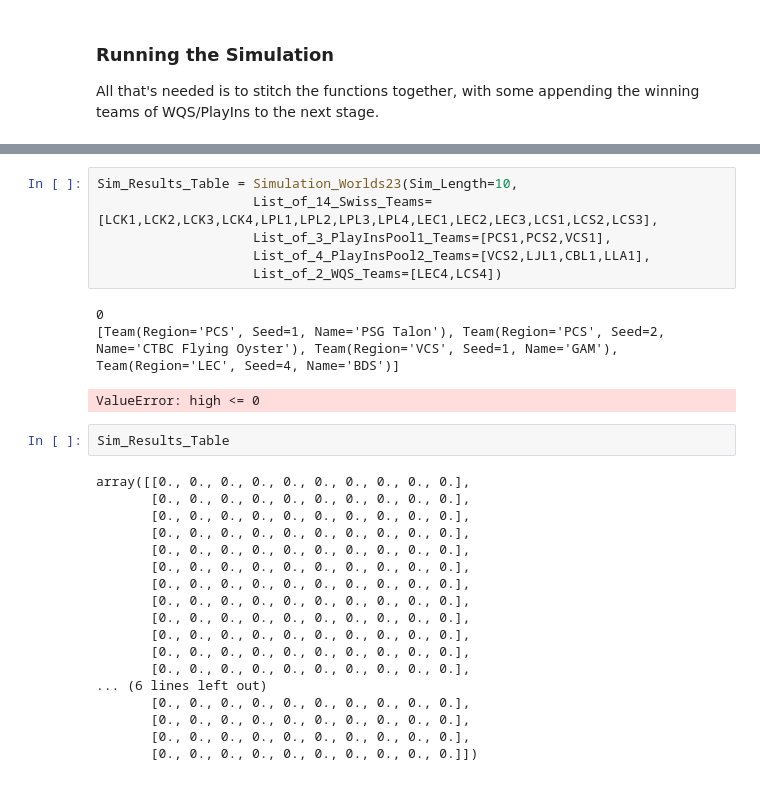
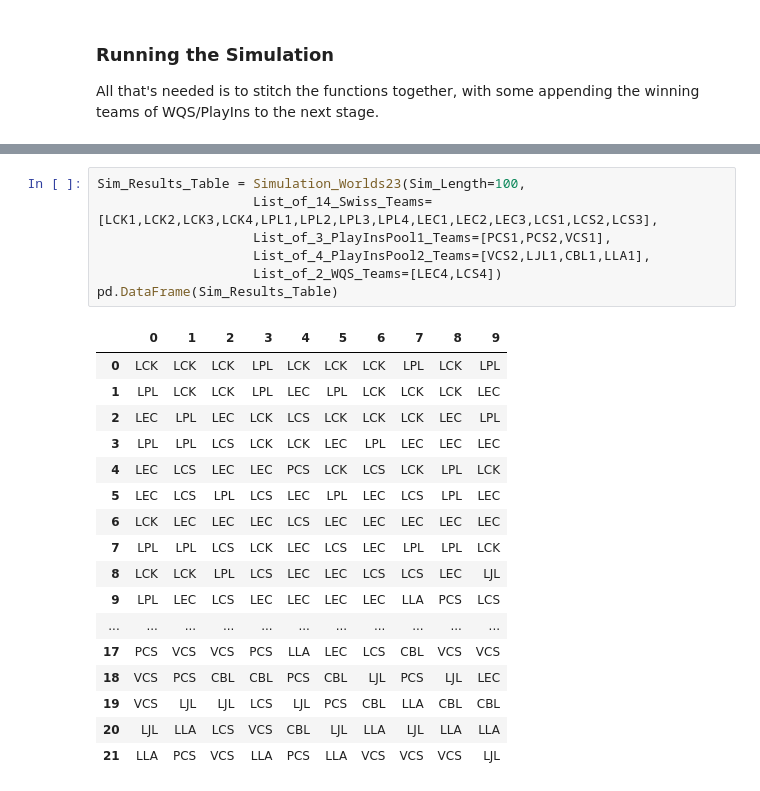
Before and after one commit to JordanJHood/StochasticSim-LeagueOfLegends-Worlds2023-WhatImpactWillSwissHave, a Jupyter notebook: Worlds s13.ipynb, the cells around one changed output, grey strips where cells are left out. Cells and saved outputs as stored; diff of their text form.

Commit message:
Bugs Fixed. Sim Loop Works. Just Needs Analysis of Results.

```diff
--- a/Worlds s13.ipynb
+++ b/Worlds s13.ipynb
@@ -1005,32 +1001,28 @@ def Simulation_Worlds23(Sim_Length,List_of_14_Swiss_Teams,List_of_3_PlayInsPool1
         sim_length_count +=1
     return results_table
 # %%
-Sim_Results_Table = Simulation_Worlds23(Sim_Length=10,
+Sim_Results_Table = Simulation_Worlds23(Sim_Length=100,
                     List_of_14_Swiss_Teams=[LCK1,LCK2,LCK3,LCK4,LPL1,LPL2,LPL3,LPL4,LEC1,LEC2,LEC3,LCS1,LCS2,LCS3],
                     List_of_3_PlayInsPool1_Teams=[PCS1,PCS2,VCS1],
                     List_of_4_PlayInsPool2_Teams=[VCS2,LJL1,CBL1,LLA1],
                     List_of_2_WQS_Teams=[LEC4,LCS4])
+pd.DataFrame(Sim_Results_Table)
-# %% [output]
-0
-[Team(Region='PCS', Seed=1, Name='PSG Talon'), Team(Region='PCS', Seed=2, Name='CTBC Flying Oyster'), Team(Region='VCS', Seed=1, Name='GAM'), Team(Region='LEC', Seed=4, Name='BDS')]
-ValueError: high <= 0
 # %%
-Sim_Results_Table
 # %% [output]
-array([[0., 0., 0., 0., 0., 0., 0., 0., 0., 0.],
-       [0., 0., 0., 0., 0., 0., 0., 0., 0., 0.],
-       [0., 0., 0., 0., 0., 0., 0., 0., 0., 0.],
-       [0., 0., 0., 0., 0., 0., 0., 0., 0., 0.],
-       [0., 0., 0., 0., 0., 0., 0., 0., 0., 0.],
-       [0., 0., 0., 0., 0., 0., 0., 0., 0., 0.],
-       [0., 0., 0., 0., 0., 0., 0., 0., 0., 0.],
-       [0., 0., 0., 0., 0., 0., 0., 0., 0., 0.],
-       [0., 0., 0., 0., 0., 0., 0., 0., 0., 0.],
-       [0., 0., 0., 0., 0., 0., 0., 0., 0., 0.],
-       [0., 0., 0., 0., 0., 0., 0., 0., 0., 0.],
-       [0., 0., 0., 0., 0., 0., 0., 0., 0., 0.],
-... (6 lines left out)
-       [0., 0., 0., 0., 0., 0., 0., 0., 0., 0.],
-       [0., 0., 0., 0., 0., 0., 0., 0., 0., 0.],
-       [0., 0., 0., 0., 0., 0., 0., 0., 0., 0.],
-       [0., 0., 0., 0., 0., 0., 0., 0., 0., 0.]])
+|  | 0 | 1 | 2 | 3 | 4 | 5 | 6 | 7 | 8 | 9 |
+| 0 | LCK | LCK | LCK | LPL | LCK | LCK | LCK | LPL | LCK | LPL |
+| 1 | LPL | LCK | LCK | LPL | LEC | LPL | LCK | LCK | LCK | LEC |
+| 2 | LEC | LPL | LEC | LCK | LCS | LCK | LCK | LCK | LEC | LPL |
+| 3 | LPL | LPL | LCS | LCK | LCK | LEC | LPL | LEC | LEC | LEC |
+| 4 | LEC | LCS | LEC | LEC | PCS | LCK | LCS | LCK | LPL | LCK |
+| 5 | LEC | LCS | LPL | LCS | LEC | LPL | LEC | LCS | LPL | LEC |
+| 6 | LCK | LEC | LEC | LEC | LCS | LEC | LEC | LEC | LEC | LEC |
+| 7 | LPL | LPL | LCS | LCK | LEC | LCS | LEC | LPL | LPL | LCK |
+| 8 | LCK | LCK | LPL | LCS | LEC | LEC | LCS | LCS | LEC | LJL |
+| 9 | LPL | LEC | LCS | LEC | LEC | LEC | LEC | LLA | PCS | LCS |
+| ... | ... | ... | ... | ... | ... | ... | ... | ... | ... | ... |
+| 17 | PCS | VCS | VCS | PCS | LLA | LEC | LCS | CBL | VCS | VCS |
+| 18 | VCS | PCS | CBL | CBL | PCS | CBL | LJL | PCS | LJL | LEC |
+| 19 | VCS | LJL | LJL | LCS | LJL | PCS | CBL | LLA | CBL | CBL |
+| 20 | LJL | LLA | LCS | VCS | CBL | LJL | LLA | LJL | LLA | LLA |
+| 21 | LLA | PCS | VCS | LLA | PCS | LLA | VCS | VCS | VCS | LJL |
```
Also changed, not shown: parts of 3 cells of this notebook.
